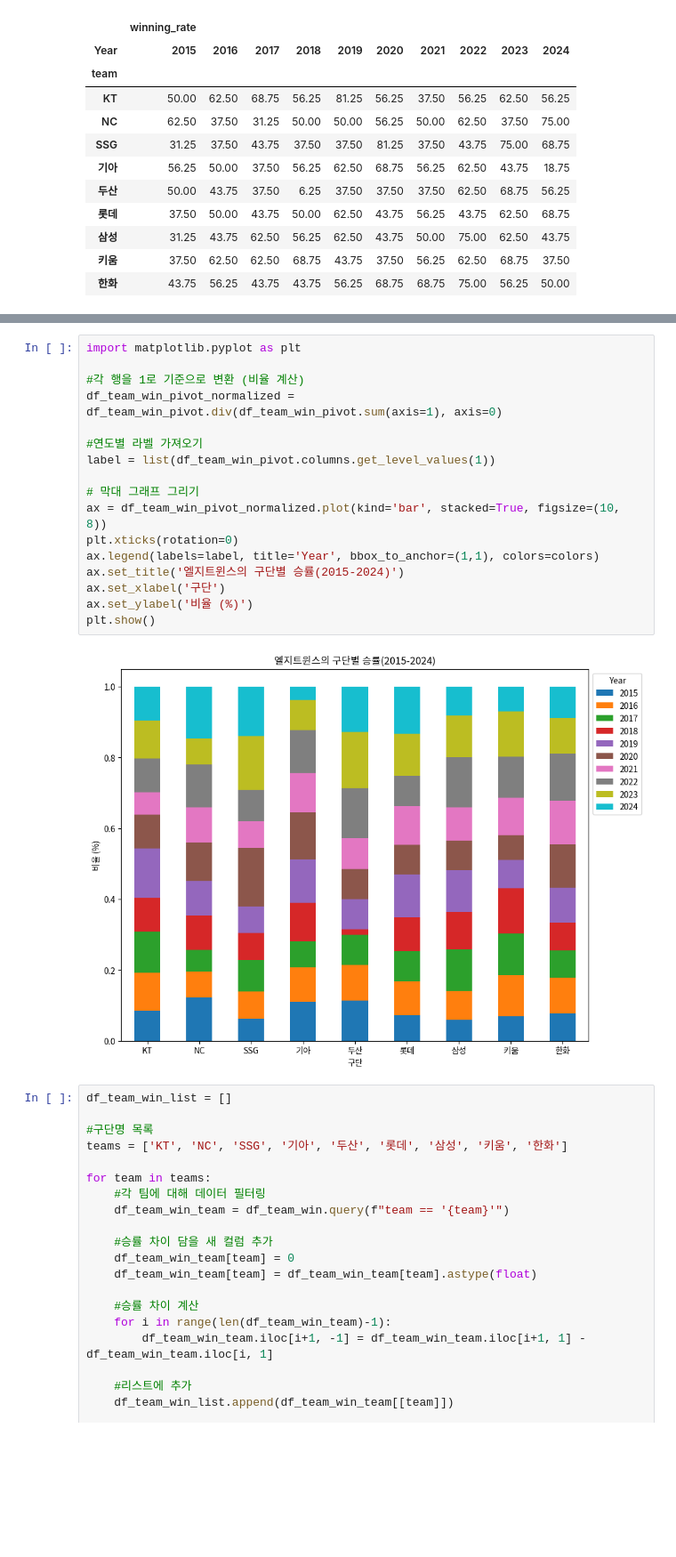
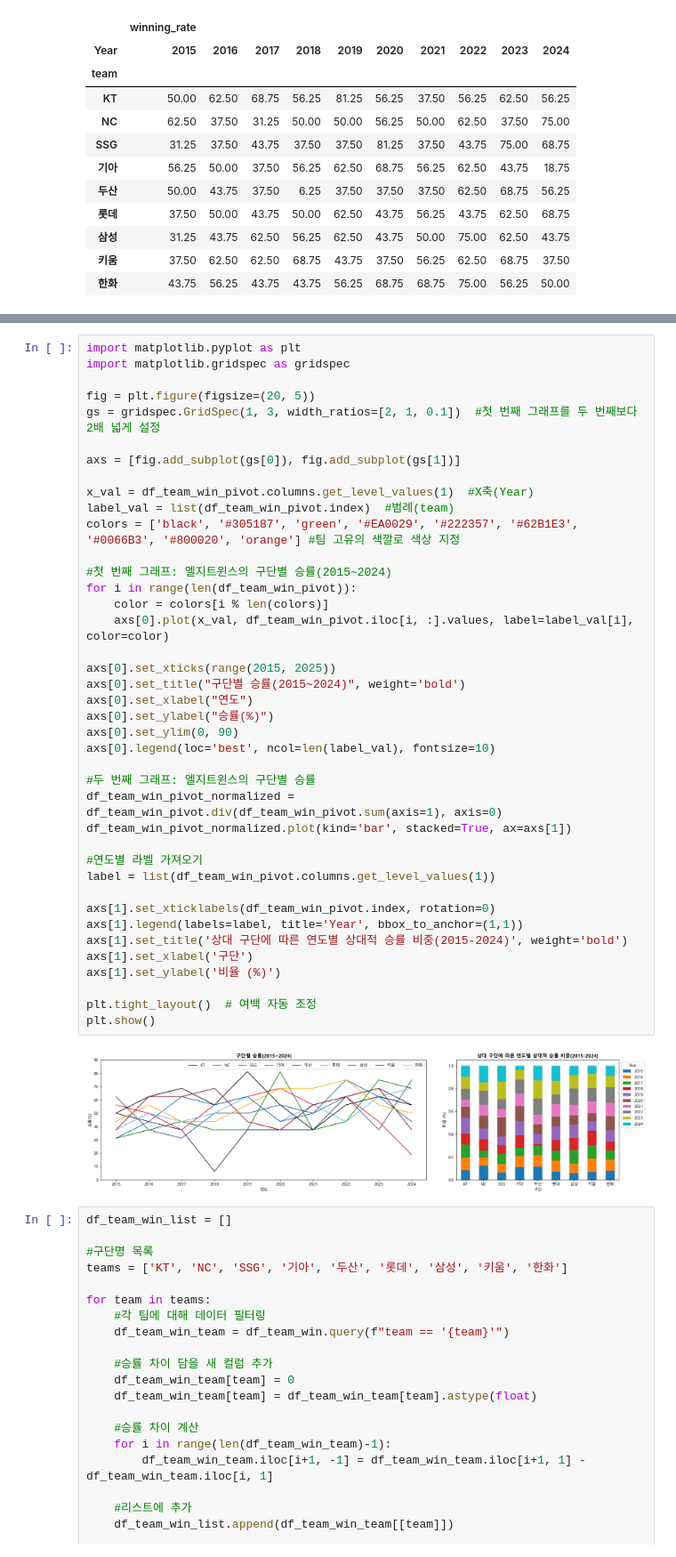
Before and after one commit to IAMKIMEUNSEO/predict2025_kbo_lgtwins_winning_rate, a Jupyter notebook: lgtwins.ipynb, the cells around one changed output, grey strips where cells are left out. Shown: that part at 89% size. Saved outputs shown, nothing was run; the diff lists cells and outputs as text; blank space fills up the shorter version.

```diff
--- a/lgtwins.ipynb
+++ b/lgtwins.ipynb
@@ -389,22 +358,45 @@ plt.show()
-# %%
-import matplotlib.pyplot as plt
-
-#각 행을 1로 기준으로 변환 (비율 계산)
-df_team_win_pivot_normalized = df_team_win_pivot.div(df_team_win_pivot.sum(axis=1), axis=0)
-
-#연도별 라벨 가져오기
-label = list(df_team_win_pivot.columns.get_level_values(1))
-
-# 막대 그래프 그리기
-ax = df_team_win_pivot_normalized.plot(kind='bar', stacked=True, figsize=(10, 8))
-plt.xticks(rotation=0)
-ax.legend(labels=label, title='Year', bbox_to_anchor=(1,1), colors=colors)
-ax.set_title('엘지트윈스의 구단별 승률(2015-2024)')
-ax.set_xlabel('구단')
-ax.set_ylabel('비율 (%)')
-plt.show()
-# %% [output]
-[figure, removed]
+# %%
+import matplotlib.pyplot as plt
+import matplotlib.gridspec as gridspec
+
+fig = plt.figure(figsize=(20, 5))
+gs = gridspec.GridSpec(1, 3, width_ratios=[2, 1, 0.1])  #첫 번째 그래프를 두 번째보다 2배 넓게 설정
+
+axs = [fig.add_subplot(gs[0]), fig.add_subplot(gs[1])]
+
+x_val = df_team_win_pivot.columns.get_level_values(1)  #X축(Year)
+label_val = list(df_team_win_pivot.index)  #범례(team)
+colors = ['black', '#305187', 'green', '#EA0029', '#222357', '#62B1E3', '#0066B3', '#800020', 'orange'] #팀 고유의 색깔로 색상 지정
+
+#첫 번째 그래프: 엘지트윈스의 구단별 승률(2015~2024)
+for i in range(len(df_team_win_pivot)):
+    color = colors[i % len(colors)]
+    axs[0].plot(x_val, df_team_win_pivot.iloc[i, :].values, label=label_val[i], color=color)
+
+axs[0].set_xticks(range(2015, 2025))
+axs[0].set_title("구단별 승률(2015~2024)", weight='bold')
+axs[0].set_xlabel("연도")
+axs[0].set_ylabel("승률(%)")
+axs[0].set_ylim(0, 90)
+axs[0].legend(loc='best', ncol=len(label_val), fontsize=10)
+
+#두 번째 그래프: 엘지트윈스의 구단별 승률
+df_team_win_pivot_normalized = df_team_win_pivot.div(df_team_win_pivot.sum(axis=1), axis=0)
+df_team_win_pivot_normalized.plot(kind='bar', stacked=True, ax=axs[1])
+
+#연도별 라벨 가져오기
+label = list(df_team_win_pivot.columns.get_level_values(1))
+
+axs[1].set_xticklabels(df_team_win_pivot.index, rotation=0)
+axs[1].legend(labels=label, title='Year', bbox_to_anchor=(1,1))
+axs[1].set_title('상대 구단에 따른 연도별 상대적 승률 비중(2015-2024)', weight='bold')
+axs[1].set_xlabel('구단')
+axs[1].set_ylabel('비율 (%)')
+
+plt.tight_layout()  # 여백 자동 조정
+plt.show()
+# %% [output]
+[figure, added]
 # %%
 df_team_win_list = []
 
```
Also changed, not shown: parts of 78 cells of this notebook.
